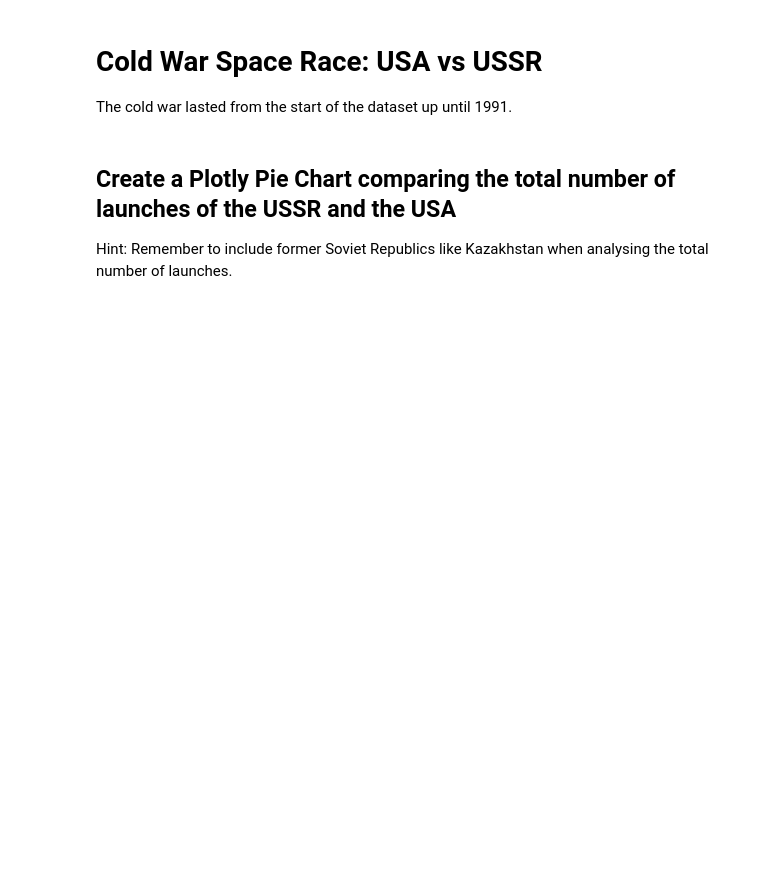
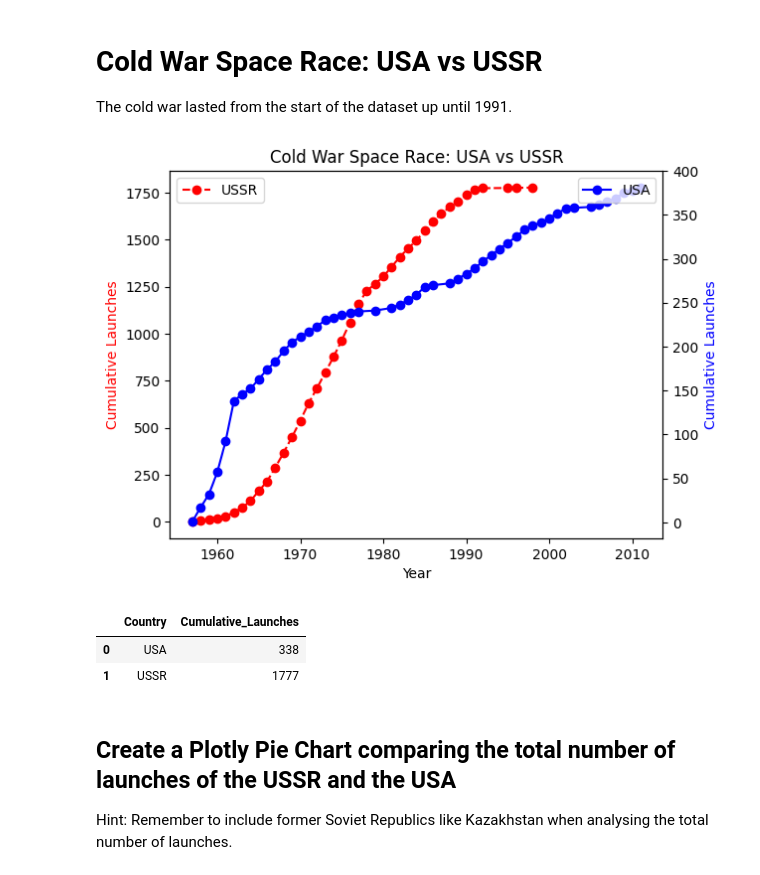
Before and after one commit to KushalRegmi61/100_DAYS_OF_LEARNING_PYTHON, a Jupyter notebook: DAY_99_SpaceMission_Alalysis/DAY_99_Space_Missions_Analysis.ipynb, the cells around one changed output. Saved outputs shown, nothing was run; the diff lists cells and outputs as text; code cells hidden in the pictures; blank space fills up the shorter version.

Commit message:
Analyse the data using mathplotlib, sns and pandas

```diff
--- a/DAY_99_SpaceMission_Alalysis/DAY_99_Space_Missions_Analysis.ipynb
+++ b/DAY_99_SpaceMission_Alalysis/DAY_99_Space_Missions_Analysis.ipynb
@@ -356,7 +357,7 @@ fig.show()
 # Analyse the Total Amount of Money Spent by Organisation on Space Missions
 # %%
 # changing the datatype of the price
-# df['Price'] = df['Price'].str.replace(',', '').astype(float)
+df['Price'] = df['Price'].str.replace(',', '').astype(float)
 
 # Creating a total amount of money spent by org df
 money_spent_df = df.groupby('Organisation').agg(Total_Money_Spent=('Price', 'sum')).reset_index()
@@ -432,6 +616,75 @@ How has the dominance of launches changed over time between the different player
 # Cold War Space Race: USA vs USSR
 
 The cold war lasted from the start of the dataset up until 1991.
+# %%
+Russia_df= org_df.loc[org_df['Organisation'] == 'RVSN USSR']
+
+
+Us = df.loc[(df['Organisation'] == 'NASA') |
+                (df['Organisation'] == 'US Navy') |
+                (df['Organisation'] == 'US Air Force')
+             ]
+
+
+# grouping the database
+Us_df = Us.groupby(['Year', 'ISO'], as_index=False).agg({'Mission_Status': 'count'})
+
+
+
+
+# Renaming the column for clarity
+Us_df.rename(columns={'Mission_Status': 'Launch_Count', 'ISO': 'Organisation'}, inplace=True)
+
+Us_df['Cumulative_Launches'] = (
+    Us_df.groupby('Organisation')['Launch_Count']
+    .cumsum()
+)
+
+Us_df.head()
+
+
+# creating a line chart using plt
+ax1 = plt.gca()
+ax2 = ax1.twinx()
+
+# plotting the charts
+ax1.plot(
+    Russia_df['Year'],
+    Russia_df['Cumulative_Launches'],
+    color= 'red',
+    label= 'USSR',
+    marker= 'o',
+    linestyle= '--'
+)
+ax2.plot(
+    Us_df['Year'],
+    Us_df['Cumulative_Launches'],
+    color= 'blue',
+    label= 'USA',
+    marker= 'o',
+)
+ax1.set_xlabel('Year')
+ax1.set_ylabel('Cumulative Launches', color= 'red')
+ax2.set_ylabel('Cumulative Launches', color= 'blue')
+ax1.set_title('Cold War Space Race: USA vs USSR')
+ax1.legend(loc= 'upper left')
+ax2.legend(loc= 'upper right')
+plt.show()
+# %% [output]
+[figure, added]
+# %%
+# merging Us_df and Russsia_df
+merged_df = pd.merge(Us_df, Russia_df, on='Year', suffixes=('_USA', '_USSR'))
+
+country_launches = pd.DataFrame({
+    'Country': ['USA', 'USSR'],
+    'Cumulative_Launches': [merged_df['Cumulative_Launches_USA'].iloc[-1], merged_df['Cumulative_Launches_USSR'].iloc[-1]]
+})
+country_launches
+# %% [output]
+|  | Country | Cumulative_Launches |
+| 0 | USA | 338 |
+| 1 | USSR | 1777 |
 # %% [markdown]
 ## Create a Plotly Pie Chart comparing the total number of launches of the USSR and the USA
 
```
Also changed, not shown: parts of 22 cells of this notebook.
